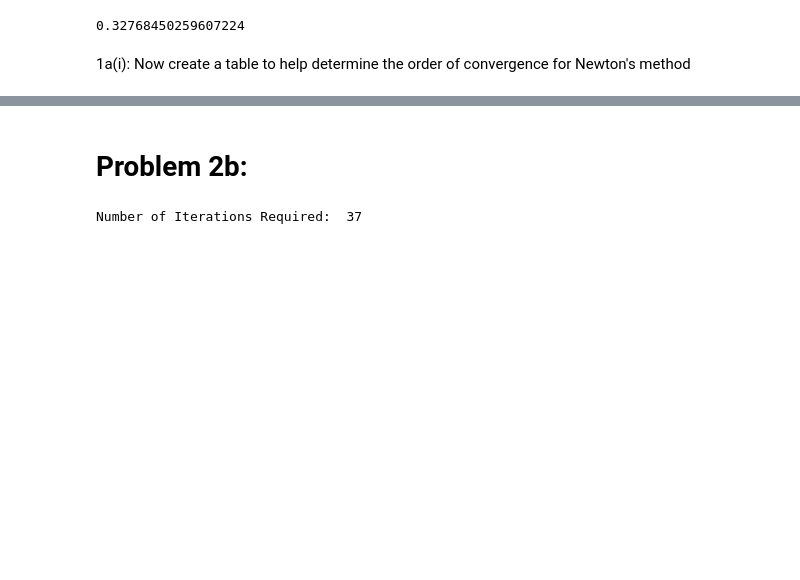
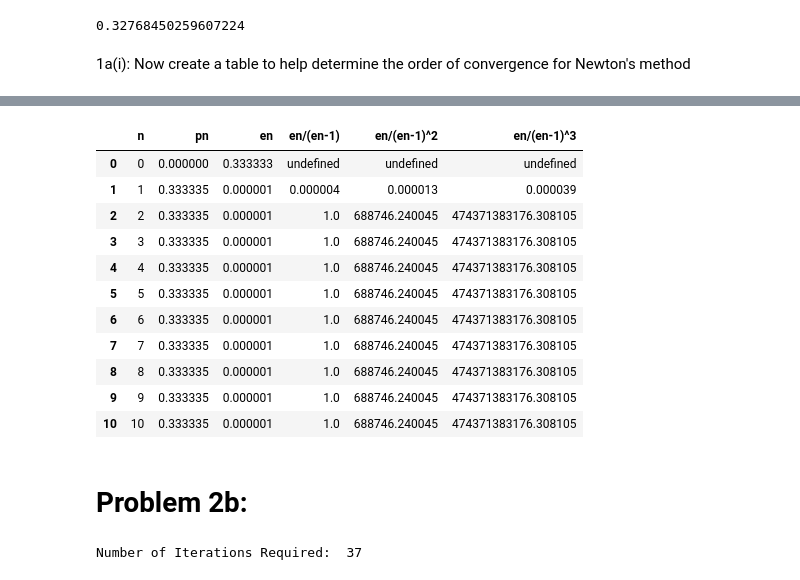
Before and after one commit to mnocerino23/Numerical-Analysis, a Jupyter notebook: CSCI166_HW4.ipynb, the cells around one changed output, grey strips where cells are left out. Drawn from its saved outputs; the diff is of its cells as text; code cells hidden in the pictures; blank space fills up the shorter version.

```diff
--- a/CSCI166_HW4.ipynb
+++ b/CSCI166_HW4.ipynb
@@ -57,10 +95,48 @@ table
+# %%
+column1 = [0]
+column2 = [0]
+column3 = [1/3]
+column4 = ["undefined"]
+column5 = ["undefined"]
+column6 = ["undefined"]
+# %%
+for i in range(10):
+  column1.append(i+1)
+  p_previous = col2[-1]
+  next_p = p_previous - (3*(f(p_previous)/fprime(p_previous)))
+  column2.append(next_p)
+
+  error = abs((1/3)-next_p)
+  previous_error = column3[-1]
+
+  column3.append(error)
+  column4.append(error/previous_error)
+  column5.append((error)/(previous_error**2))
+  column6.append((error)/((previous_error**3)))
 # %%
-table['n'] = col1
-table['pn'] = col2
-table['en'] = col3
-table['en/(en-1)'] = col4
-table['en/(en-1)^2'] = col5
-table['en/(en-1)^3'] = col6
+table2 = pd.DataFrame(columns = ['n', 'pn','en', 'en/(en-1)', 'en/(en-1)^2', 'en/(en-1)^3'])
+# %%
+table2['n'] = column1
+table2['pn'] = column2
+table2['en'] = column3
+table2['en/(en-1)'] = column4
+table2['en/(en-1)^2'] = column5
+table2['en/(en-1)^3'] = column6
+# %%
+table2
+# %% [output]
+|  | n | pn | en | en/(en-1) | en/(en-1)^2 | en/(en-1)^3 |
+| 0 | 0 | 0.000000 | 0.333333 | undefined | undefined | undefined |
+| 1 | 1 | 0.333335 | 0.000001 | 0.000004 | 0.000013 | 0.000039 |
+| 2 | 2 | 0.333335 | 0.000001 | 1.0 | 688746.240045 | 474371383176.308105 |
+| 3 | 3 | 0.333335 | 0.000001 | 1.0 | 688746.240045 | 474371383176.308105 |
+| 4 | 4 | 0.333335 | 0.000001 | 1.0 | 688746.240045 | 474371383176.308105 |
+| 5 | 5 | 0.333335 | 0.000001 | 1.0 | 688746.240045 | 474371383176.308105 |
+| 6 | 6 | 0.333335 | 0.000001 | 1.0 | 688746.240045 | 474371383176.308105 |
+| 7 | 7 | 0.333335 | 0.000001 | 1.0 | 688746.240045 | 474371383176.308105 |
+| 8 | 8 | 0.333335 | 0.000001 | 1.0 | 688746.240045 | 474371383176.308105 |
+| 9 | 9 | 0.333335 | 0.000001 | 1.0 | 688746.240045 | 474371383176.308105 |
+| 10 | 10 | 0.333335 | 0.000001 | 1.0 | 688746.240045 | 474371383176.308105 |
 # %% [markdown]
 # Problem 2b:
 # %%
```
Also changed, not shown: parts of 6 cells of this notebook.
